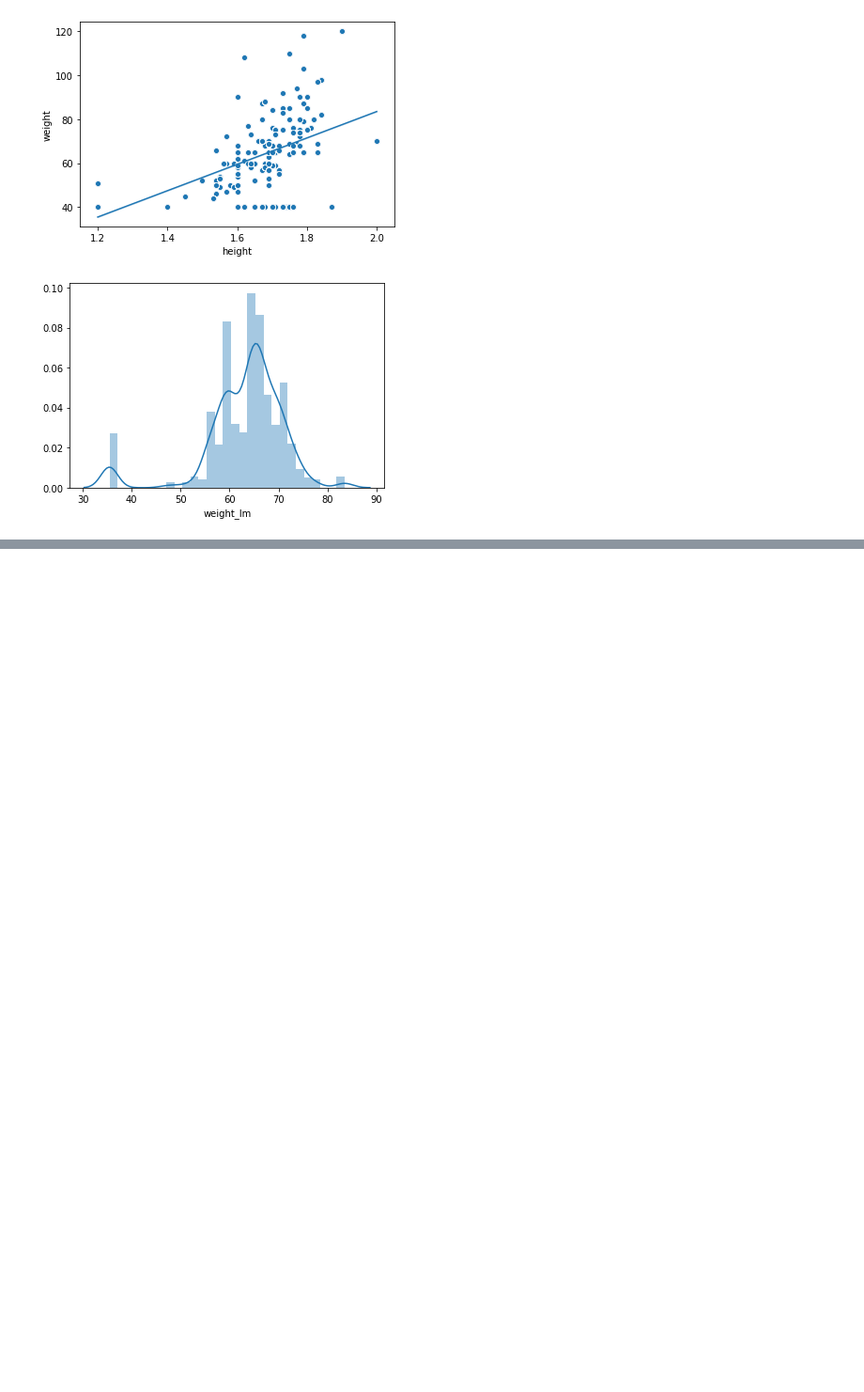
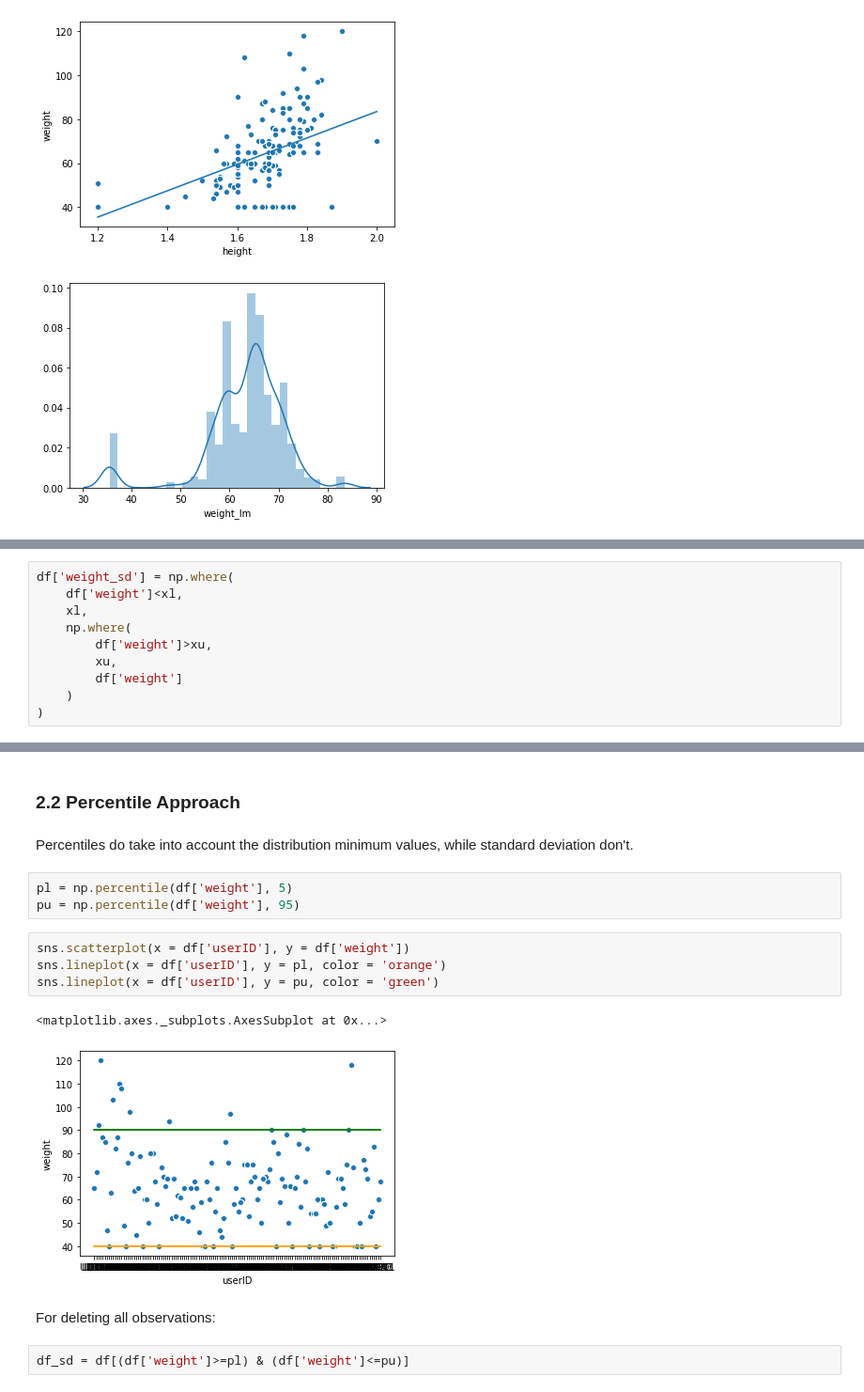
Before and after one commit to CarlosAlvarado-git/Data-Wrangling-Feature-Engineering, a Jupyter notebook: Feature Engineering/Feature Engineering.ipynb, the cells around one changed output, grey strips where cells are left out. Shown at 94% size. Cells and saved outputs as stored; diff of their text form; blank space fills up the shorter version.

```diff
--- a/Feature Engineering/Feature Engineering.ipynb
+++ b/Feature Engineering/Feature Engineering.ipynb
@@ -433,0 +504,10 @@ y_hat = -36.57 + 60.03x
+# %%
+df['weight_sd'] = np.where(
+    df['weight']<xl,
+    xl,
+    np.where(
+        df['weight']>xu,
+        xu,
+        df['weight']
+    )
+)
@@ -433,0 +526,18 @@ y_hat = -36.57 + 60.03x
+# %% [markdown]
+### 2.2 Percentile Approach
+# %% [markdown]
+Percentiles do take into account the distribution minimum values, while standard deviation don't.
+# %%
+pl = np.percentile(df['weight'], 5)
+pu = np.percentile(df['weight'], 95)
+# %%
+sns.scatterplot(x = df['userID'], y = df['weight'])
+sns.lineplot(x = df['userID'], y = pl, color = 'orange')
+sns.lineplot(x = df['userID'], y = pu, color = 'green')
+# %% [output]
+<matplotlib.axes._subplots.AxesSubplot at 0x...>
+[figure, added]
+# %% [markdown]
+For deleting all observations:
+# %%
+df_sd = df[(df['weight']>=pl) & (df['weight']<=pu)]
```
Also changed, not shown: parts of 32 cells of this notebook, 4 other files.
